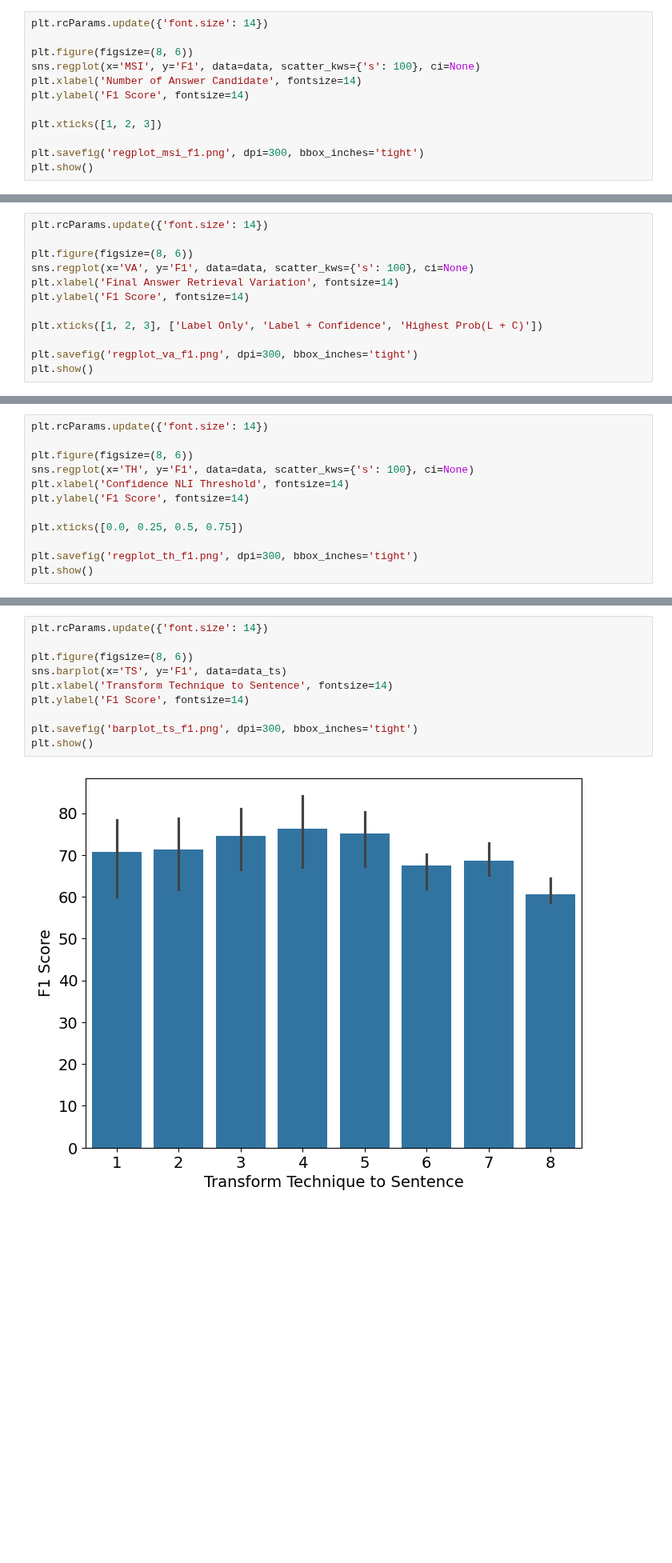
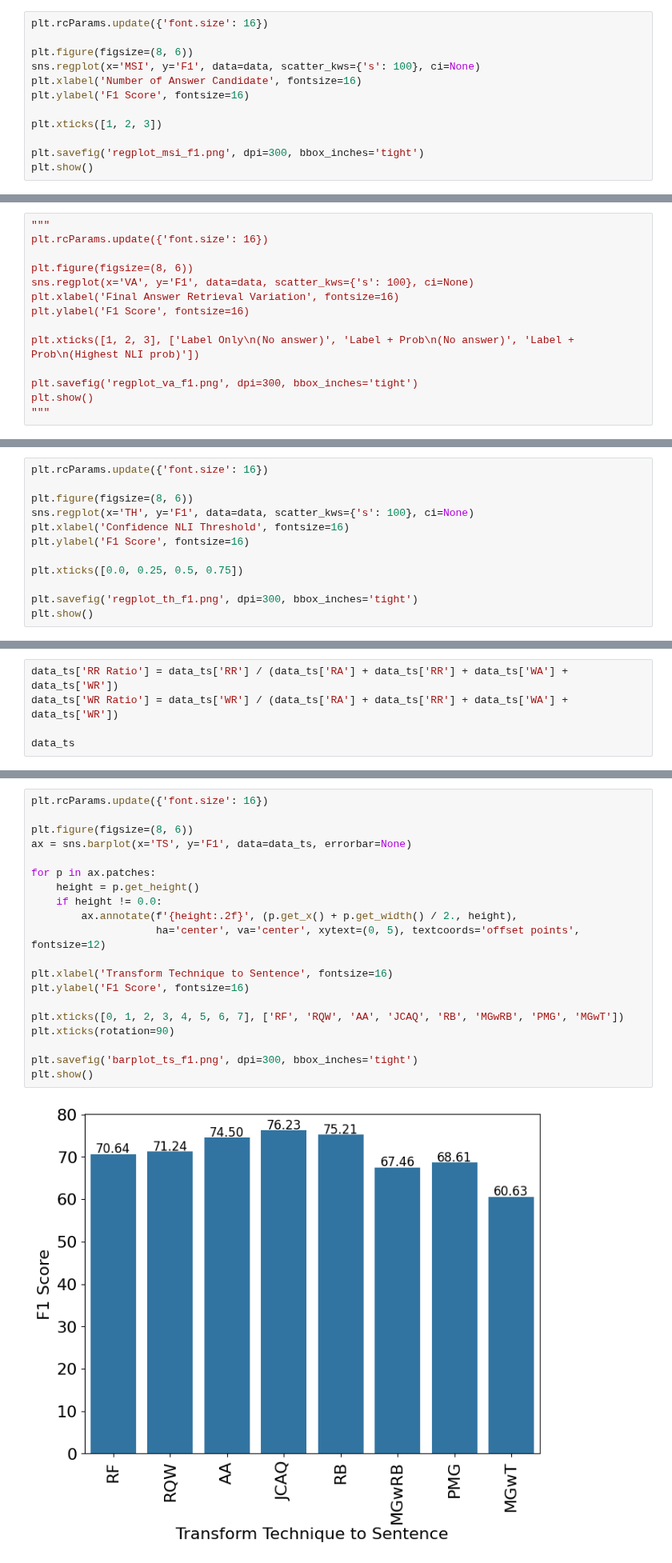
Before and after one commit to muhammadravi251001/multilingual-qas-with-nli, a Jupyter notebook: utilities/data viz.ipynb, the cells around one changed output, grey strips where cells are left out. Shown at 80% size. Saved outputs shown, nothing was run; the diff lists cells and outputs as text; blank space fills up the shorter version.

```diff
--- a/utilities/data viz.ipynb
+++ b/utilities/data viz.ipynb
@@ -122,10 +238,10 @@ plt.show()
 # %%
-plt.rcParams.update({'font.size': 14})
+plt.rcParams.update({'font.size': 16})
 
 plt.figure(figsize=(8, 6))
 sns.regplot(x='MSI', y='F1', data=data, scatter_kws={'s': 100}, ci=None)
-plt.xlabel('Number of Answer Candidate', fontsize=14)
-plt.ylabel('F1 Score', fontsize=14)
+plt.xlabel('Number of Answer Candidate', fontsize=16)
+plt.ylabel('F1 Score', fontsize=16)
 
 plt.xticks([1, 2, 3])
 
@@ -136,13 +269,15 @@ plt.show()
 # %%
-plt.rcParams.update({'font.size': 14})
+"""
+plt.rcParams.update({'font.size': 16})
 
 plt.figure(figsize=(8, 6))
 sns.regplot(x='VA', y='F1', data=data, scatter_kws={'s': 100}, ci=None)
-plt.xlabel('Final Answer Retrieval Variation', fontsize=14)
-plt.ylabel('F1 Score', fontsize=14)
+plt.xlabel('Final Answer Retrieval Variation', fontsize=16)
+plt.ylabel('F1 Score', fontsize=16)
 
-plt.xticks([1, 2, 3], ['Label Only', 'Label + Confidence', 'Highest Prob(L + C)'])
+plt.xticks([1, 2, 3], ['Label Only\n(No answer)', 'Label + Prob\n(No answer)', 'Label + Prob\n(Highest NLI prob)'])
 
 plt.savefig('regplot_va_f1.png', dpi=300, bbox_inches='tight')
 plt.show()
+"""
 # %% [output]
@@ -150,10 +351,10 @@ plt.show()
 # %%
-plt.rcParams.update({'font.size': 14})
+plt.rcParams.update({'font.size': 16})
 
 plt.figure(figsize=(8, 6))
 sns.regplot(x='TH', y='F1', data=data, scatter_kws={'s': 100}, ci=None)
-plt.xlabel('Confidence NLI Threshold', fontsize=14)
-plt.ylabel('F1 Score', fontsize=14)
+plt.xlabel('Confidence NLI Threshold', fontsize=16)
+plt.ylabel('F1 Score', fontsize=16)
 
 plt.xticks([0.0, 0.25, 0.5, 0.75])
 
@@ -196,3 +412,8 @@ data_ts
 | 24 | squadid | indonli_mnli_squadid-nli | 2 | 6 | 2 | 3 | 0.50 | 42.83669 | 62.00118 | 5031 | 658 | ... |
 | 25 | squadid | indonli_mnli_squadid-nli | 2 | 7 | 2 | 3 | 0.50 | 45.98669 | 65.09704 | 5429 | 260 | ... |
 | 26 | squadid | indonli_mnli_squadid-nli | 2 | 8 | 2 | 3 | 0.50 | 40.22572 | 58.61736 | 4712 | 977 | ... |
+# %%
+data_ts['RR Ratio'] = data_ts['RR'] / (data_ts['RA'] + data_ts['RR'] + data_ts['WA'] + data_ts['WR'])
+data_ts['WR Ratio'] = data_ts['WR'] / (data_ts['RA'] + data_ts['RR'] + data_ts['WA'] + data_ts['WR'])
+
+data_ts
@@ -199,12 +440,22 @@ data_ts
 # %%
-plt.rcParams.update({'font.size': 14})
+plt.rcParams.update({'font.size': 16})
 
 plt.figure(figsize=(8, 6))
-sns.barplot(x='TS', y='F1', data=data_ts)
-plt.xlabel('Transform Technique to Sentence', fontsize=14)
-plt.ylabel('F1 Score', fontsize=14)
+ax = sns.barplot(x='TS', y='F1', data=data_ts, errorbar=None)
+
+for p in ax.patches:
+    height = p.get_height()
+    if height != 0.0:
+        ax.annotate(f'{height:.2f}', (p.get_x() + p.get_width() / 2., height),
+                    ha='center', va='center', xytext=(0, 5), textcoords='offset points', fontsize=12)
+
+plt.xlabel('Transform Technique to Sentence', fontsize=16)
+plt.ylabel('F1 Score', fontsize=16)
+
+plt.xticks([0, 1, 2, 3, 4, 5, 6, 7], ['RF', 'RQW', 'AA', 'JCAQ', 'RB', 'MGwRB', 'PMG', 'MGwT'])
+plt.xticks(rotation=90)
 
 plt.savefig('barplot_ts_f1.png', dpi=300, bbox_inches='tight')
 plt.show()
 # %% [output]
-[figure, old version]
+[figure, new version]
```
Also changed, not shown: parts of 28 cells of this notebook.
